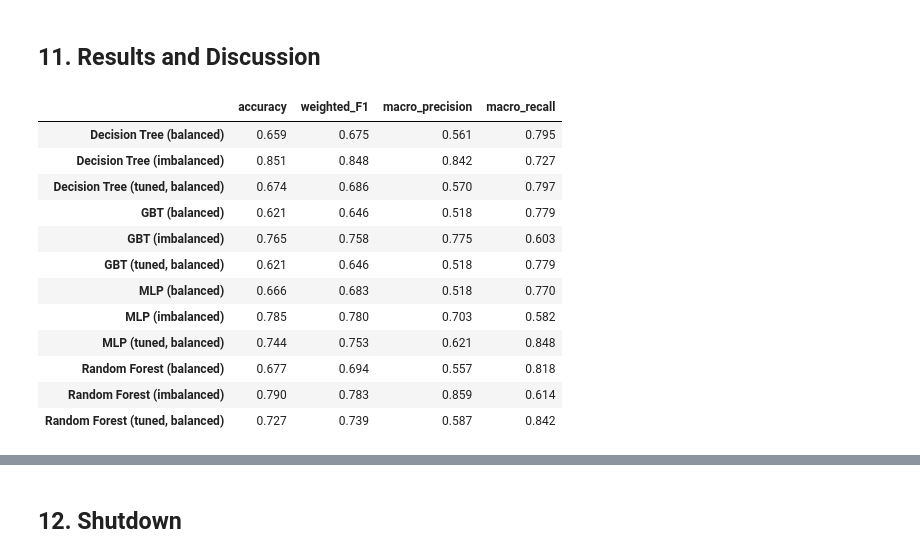
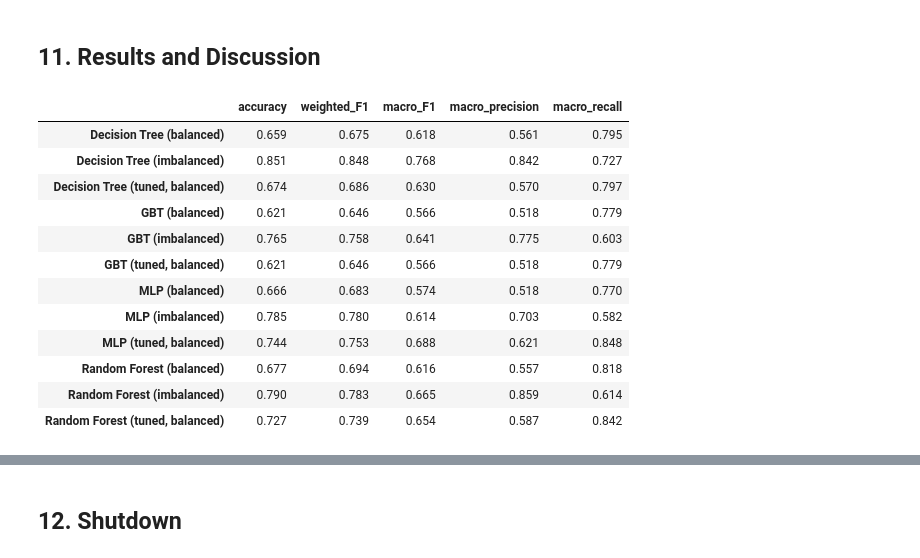
Before and after one commit to TouringHydra3/BDATM-Project, a Jupyter notebook: main.ipynb, the cells around one changed output, grey strips where cells are left out. Drawn from its saved outputs; the diff is of its cells as text; code cells hidden in the pictures.

```diff
--- a/main.ipynb
+++ b/main.ipynb
@@ -663,29 +704,30 @@ C7      0.807   0.732  0.768
 # %% [markdown]
 ## 11. Results and Discussion
 # %%
-summary_full = pd.DataFrame({
+summary = pd.DataFrame({
     name: {
         "accuracy":        round(r["accuracy"], 3),
         "weighted_F1":     round(r["weighted_f1"], 3),
+        "macro_F1":        round(r["per_class"]["f1"].mean(), 3),
         "macro_precision": round(r["per_class"]["precision"].mean(), 3),
         "macro_recall":    round(r["per_class"]["recall"].mean(), 3),
     }
     for name, r in RESULTS.items()
 }).T.sort_index()
 
-summary_full
+summary
 # %% [output]
-|  | accuracy | weighted_F1 | macro_precision | macro_recall |
-| Decision Tree (balanced) | 0.659 | 0.675 | 0.561 | 0.795 |
-| Decision Tree (imbalanced) | 0.851 | 0.848 | 0.842 | 0.727 |
-| Decision Tree (tuned, balanced) | 0.674 | 0.686 | 0.570 | 0.797 |
-| GBT (balanced) | 0.621 | 0.646 | 0.518 | 0.779 |
-| GBT (imbalanced) | 0.765 | 0.758 | 0.775 | 0.603 |
-| GBT (tuned, balanced) | 0.621 | 0.646 | 0.518 | 0.779 |
-| MLP (balanced) | 0.666 | 0.683 | 0.518 | 0.770 |
-| MLP (imbalanced) | 0.785 | 0.780 | 0.703 | 0.582 |
-| MLP (tuned, balanced) | 0.744 | 0.753 | 0.621 | 0.848 |
-| Random Forest (balanced) | 0.677 | 0.694 | 0.557 | 0.818 |
-| Random Forest (imbalanced) | 0.790 | 0.783 | 0.859 | 0.614 |
-| Random Forest (tuned, balanced) | 0.727 | 0.739 | 0.587 | 0.842 |
+|  | accuracy | weighted_F1 | macro_F1 | macro_precision | macro_recall |
+| Decision Tree (balanced) | 0.659 | 0.675 | 0.618 | 0.561 | 0.795 |
+| Decision Tree (imbalanced) | 0.851 | 0.848 | 0.768 | 0.842 | 0.727 |
+| Decision Tree (tuned, balanced) | 0.674 | 0.686 | 0.630 | 0.570 | 0.797 |
+| GBT (balanced) | 0.621 | 0.646 | 0.566 | 0.518 | 0.779 |
+| GBT (imbalanced) | 0.765 | 0.758 | 0.641 | 0.775 | 0.603 |
+| GBT (tuned, balanced) | 0.621 | 0.646 | 0.566 | 0.518 | 0.779 |
+| MLP (balanced) | 0.666 | 0.683 | 0.574 | 0.518 | 0.770 |
+| MLP (imbalanced) | 0.785 | 0.780 | 0.614 | 0.703 | 0.582 |
+| MLP (tuned, balanced) | 0.744 | 0.753 | 0.688 | 0.621 | 0.848 |
+| Random Forest (balanced) | 0.677 | 0.694 | 0.616 | 0.557 | 0.818 |
+| Random Forest (imbalanced) | 0.790 | 0.783 | 0.665 | 0.859 | 0.614 |
+| Random Forest (tuned, balanced) | 0.727 | 0.739 | 0.654 | 0.587 | 0.842 |
 # %% [markdown]
```
Also changed, not shown: parts of 11 cells of this notebook.
